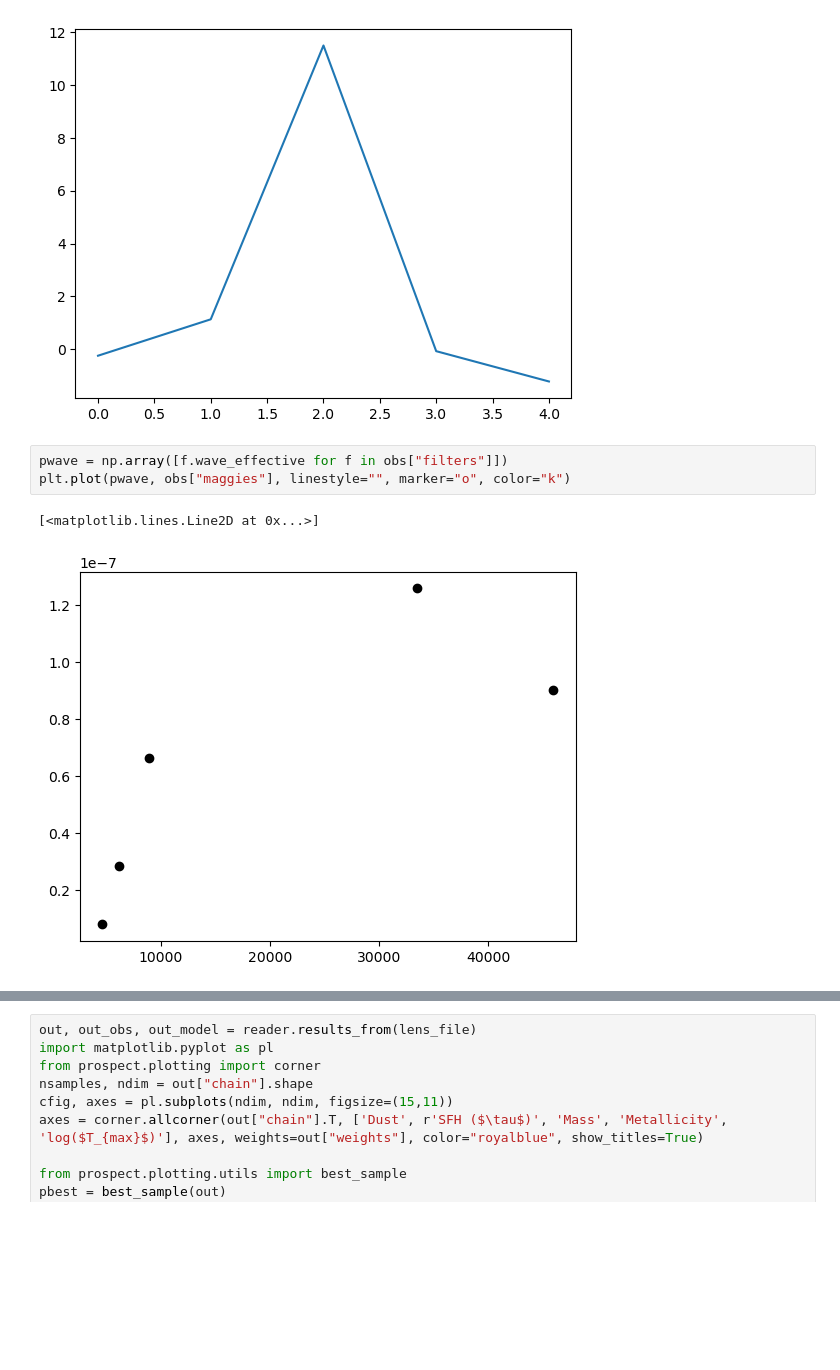
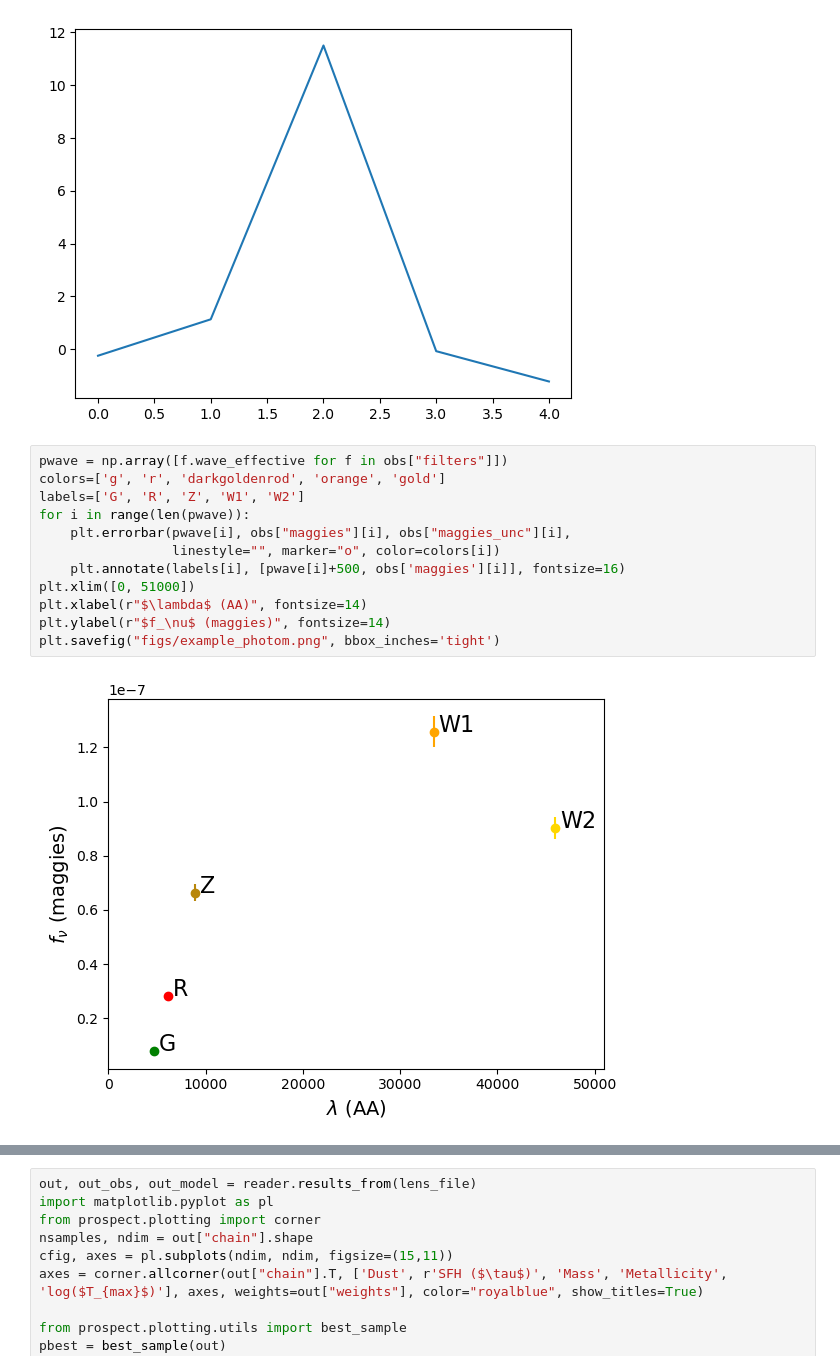
Before and after one commit to eramey16/galactic_lenses, a Jupyter notebook: Test_galaxies.ipynb, the cells around one changed output, grey strips where cells are left out. Drawn from its saved outputs; the diff is of its cells as text; blank space fills up the shorter version.

```diff
--- a/Test_galaxies.ipynb
+++ b/Test_galaxies.ipynb
@@ -106,7 +104,15 @@ res['bestfit']
 [figure]
 # %%
 pwave = np.array([f.wave_effective for f in obs["filters"]])
-plt.plot(pwave, obs["maggies"], linestyle="", marker="o", color="k")
+colors=['g', 'r', 'darkgoldenrod', 'orange', 'gold']
+labels=['G', 'R', 'Z', 'W1', 'W2']
+for i in range(len(pwave)):
+    plt.errorbar(pwave[i], obs["maggies"][i], obs["maggies_unc"][i],
+                 linestyle="", marker="o", color=colors[i])
+    plt.annotate(labels[i], [pwave[i]+500, obs['maggies'][i]], fontsize=16)
+plt.xlim([0, 51000])
+plt.xlabel(r"$\lambda$ (AA)", fontsize=14)
+plt.ylabel(r"$f_\nu$ (maggies)", fontsize=14)
+plt.savefig("figs/example_photom.png", bbox_inches='tight')
 # %% [output]
-[<matplotlib.lines.Line2D at 0x...>]
-[figure, old version]
+[figure, new version]
```
Also changed, not shown: parts of 9 cells of this notebook, 12 other files.
